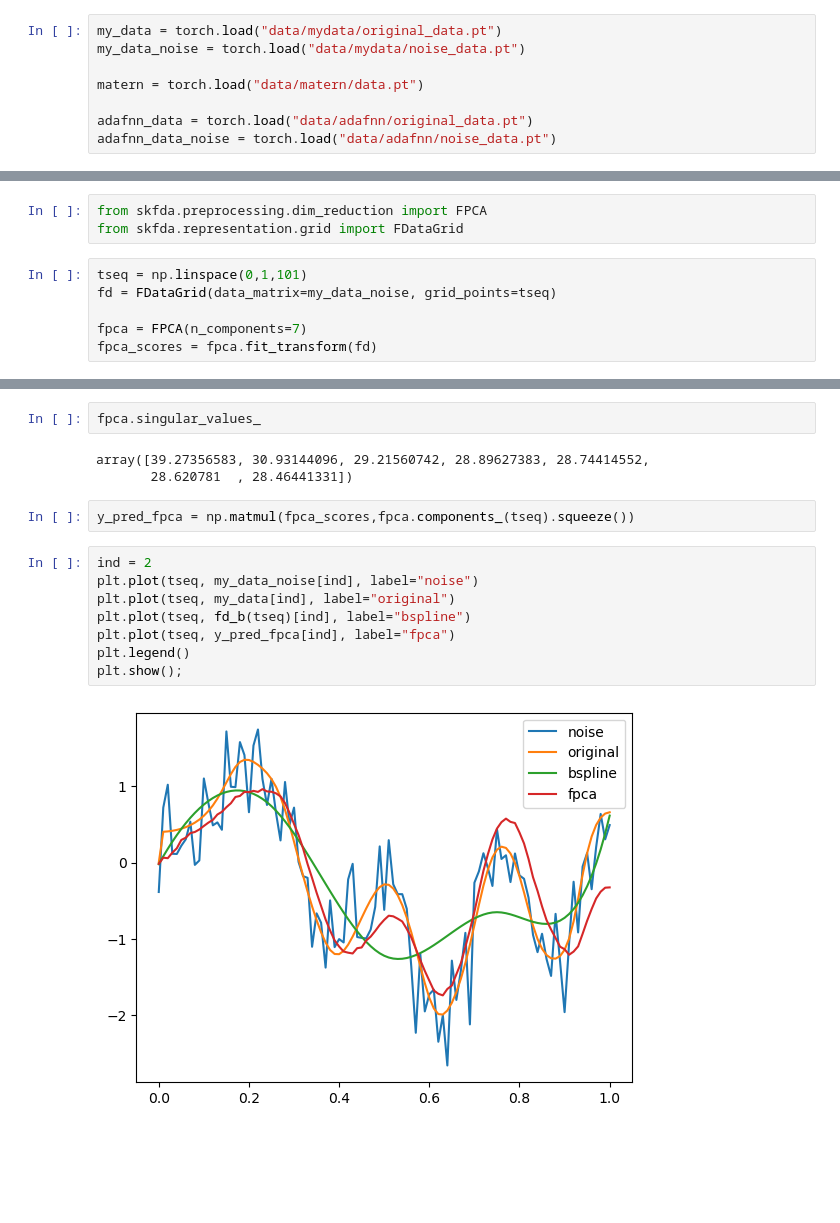
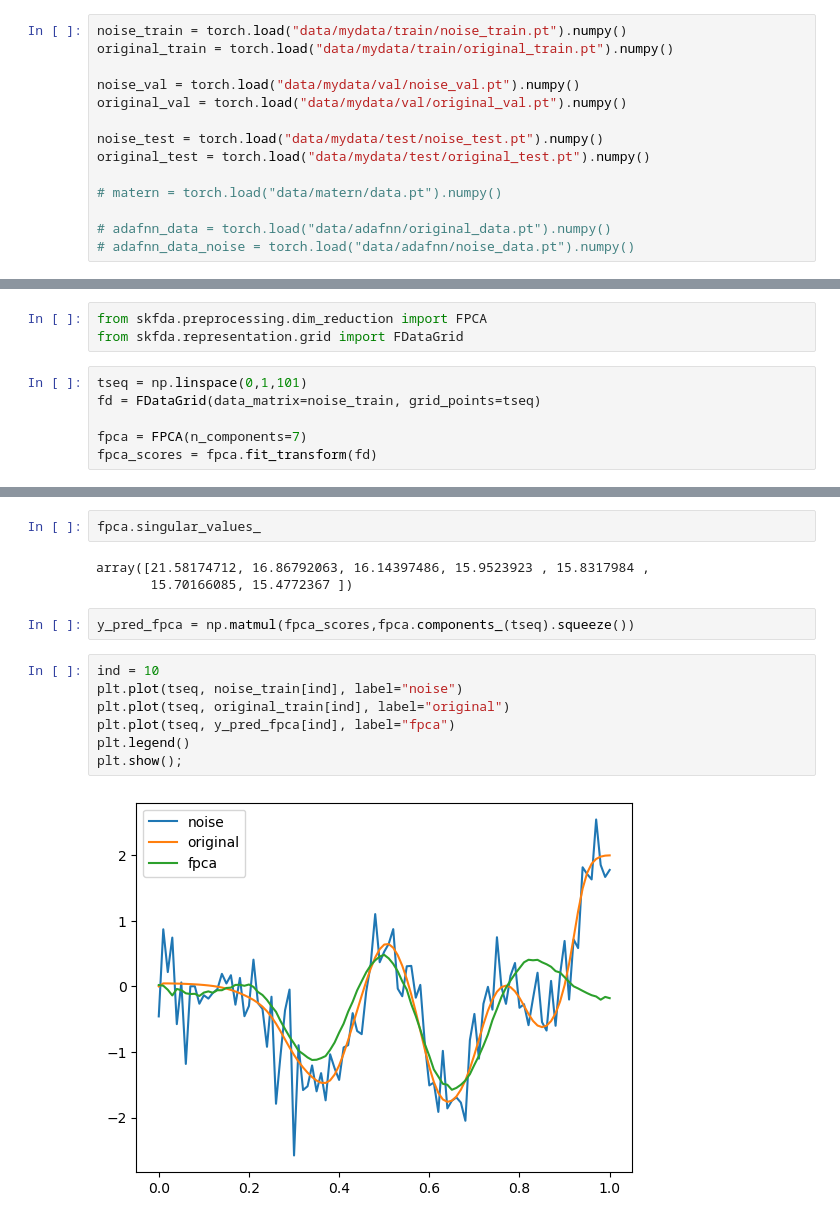
Before and after one commit to bossacode/FDA, a Jupyter notebook: MyAdaFNN.ipynb, the cells around one changed output, grey strips where cells are left out. Drawn from its saved outputs; the diff is of its cells as text; blank space fills up the shorter version.

```diff
--- a/MyAdaFNN.ipynb
+++ b/MyAdaFNN.ipynb
@@ -11,8 +60,14 @@ from train import train_pipeline
 # %%
-my_data = torch.load("data/mydata/original_data.pt")
-my_data_noise = torch.load("data/mydata/noise_data.pt")
+noise_train = torch.load("data/mydata/train/noise_train.pt").numpy()
+original_train = torch.load("data/mydata/train/original_train.pt").numpy()
 
-matern = torch.load("data/matern/data.pt")
+noise_val = torch.load("data/mydata/val/noise_val.pt").numpy()
+original_val = torch.load("data/mydata/val/original_val.pt").numpy()
 
-adafnn_data = torch.load("data/adafnn/original_data.pt")
-adafnn_data_noise = torch.load("data/adafnn/noise_data.pt")
+noise_test = torch.load("data/mydata/test/noise_test.pt").numpy()
+original_test = torch.load("data/mydata/test/original_test.pt").numpy()
+
+# matern = torch.load("data/matern/data.pt").numpy()
+
+# adafnn_data = torch.load("data/adafnn/original_data.pt").numpy()
+# adafnn_data_noise = torch.load("data/adafnn/noise_data.pt").numpy()
@@ -193,7 +197,7 @@ from skfda.preprocessing.dim_reduction import FPCA
 from skfda.representation.grid import FDataGrid
 # %%
 tseq = np.linspace(0,1,101)
-fd = FDataGrid(data_matrix=my_data_noise, grid_points=tseq)
+fd = FDataGrid(data_matrix=noise_train, grid_points=tseq)
 
 fpca = FPCA(n_components=7)
 fpca_scores = fpca.fit_transform(fd)
@@ -204,17 +208,16 @@ fpca.components_.plot();
 # %%
 fpca.singular_values_
 # %% [output]
-array([39.27356583, 30.93144096, 29.21560742, 28.89627383, 28.74414552,
-       28.620781  , 28.46441331])
+array([21.58174712, 16.86792063, 16.14397486, 15.9523923 , 15.8317984 ,
+       15.70166085, 15.4772367 ])
 # %%
 y_pred_fpca = np.matmul(fpca_scores,fpca.components_(tseq).squeeze())
 # %%
-ind = 2
-plt.plot(tseq, my_data_noise[ind], label="noise")
-plt.plot(tseq, my_data[ind], label="original")
-plt.plot(tseq, fd_b(tseq)[ind], label="bspline")
+ind = 10
+plt.plot(tseq, noise_train[ind], label="noise")
+plt.plot(tseq, original_train[ind], label="original")
 plt.plot(tseq, y_pred_fpca[ind], label="fpca")
 plt.legend()
 plt.show();
 # %% [output]
-[figure, old version]
+[figure, new version]
```
Also changed, not shown: parts of 38 cells of this notebook.
